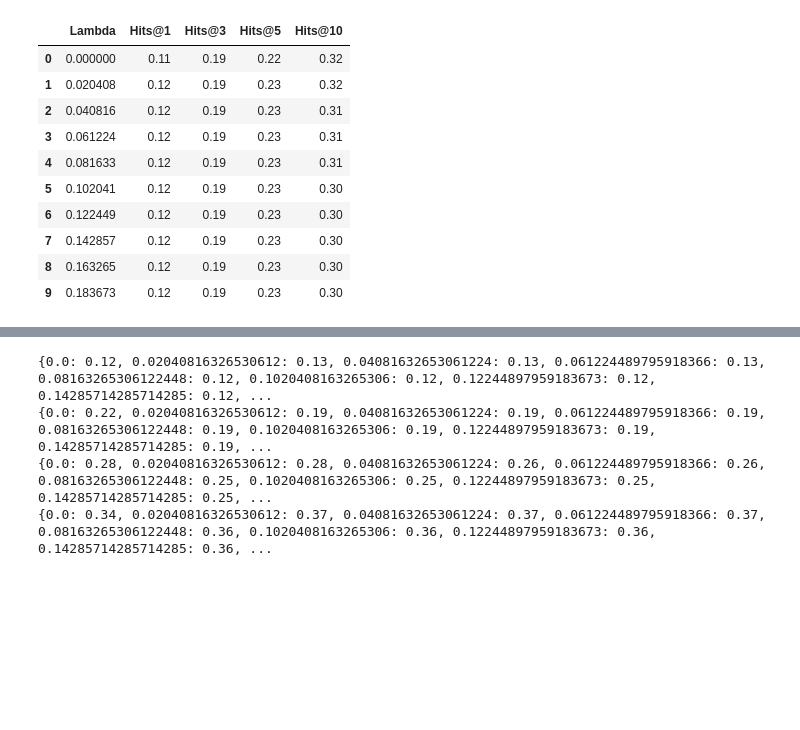
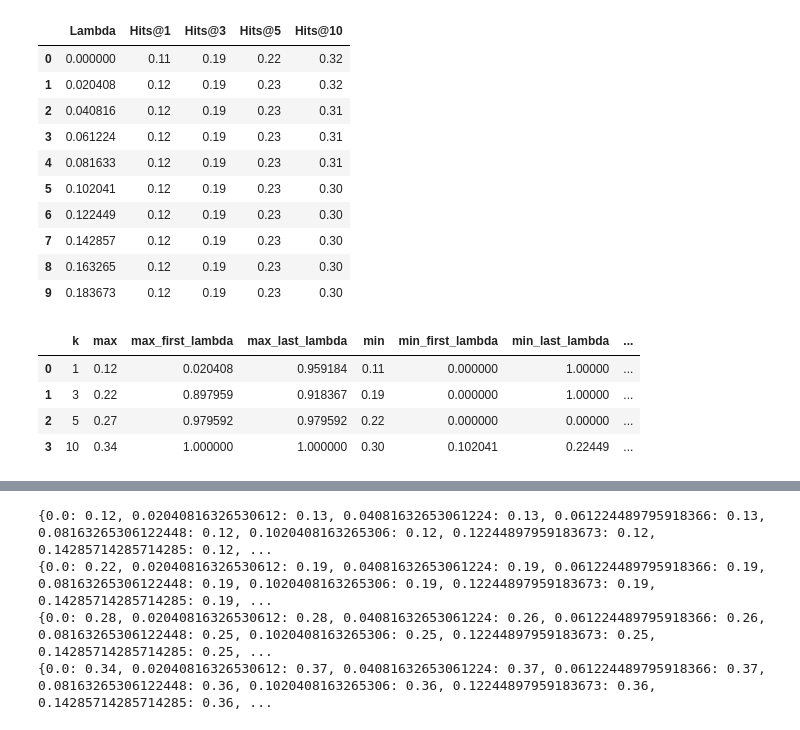
Before and after one commit to gmaurer08/gma-project, a Jupyter notebook: main.ipynb, the cells around one changed output, grey strips where cells are left out. Cells and saved outputs as stored; diff of their text form; code cells hidden in the pictures; blank space fills up the shorter version.

```diff
--- a/main.ipynb
+++ b/main.ipynb
@@ -461,6 +476,17 @@ hits_at_k_df.head(10)
 | 7 | 0.142857 | 0.12 | 0.19 | 0.23 | 0.30 |
 | 8 | 0.163265 | 0.12 | 0.19 | 0.23 | 0.30 |
 | 9 | 0.183673 | 0.12 | 0.19 | 0.23 | 0.30 |
+# %%
+hits_at_k_df.to_csv('results/ComplEx/hits_at_k_2_both_norm.csv', index=False)
+result_summary = describe_results(hits_at_k_df)
+result_summary.to_csv('results/ComplEx/result_summary_2_both_norm.csv', index=False)
+result_summary
+# %% [output]
+|  | k | max | max_first_lambda | max_last_lambda | min | min_first_lambda | min_last_lambda | ... |
+| 0 | 1 | 0.12 | 0.020408 | 0.959184 | 0.11 | 0.000000 | 1.00000 | ... |
+| 1 | 3 | 0.22 | 0.897959 | 0.918367 | 0.19 | 0.000000 | 1.00000 | ... |
+| 2 | 5 | 0.27 | 0.979592 | 0.979592 | 0.22 | 0.000000 | 0.00000 | ... |
+| 3 | 10 | 0.34 | 1.000000 | 1.000000 | 0.30 | 0.102041 | 0.22449 | ... |
 # %%
 # Plot hits @ k by Lambda
 sorted_lambdas_1 = hits_at_1.keys()
```
Also changed, not shown: parts of 11 cells of this notebook, 25 other files.
